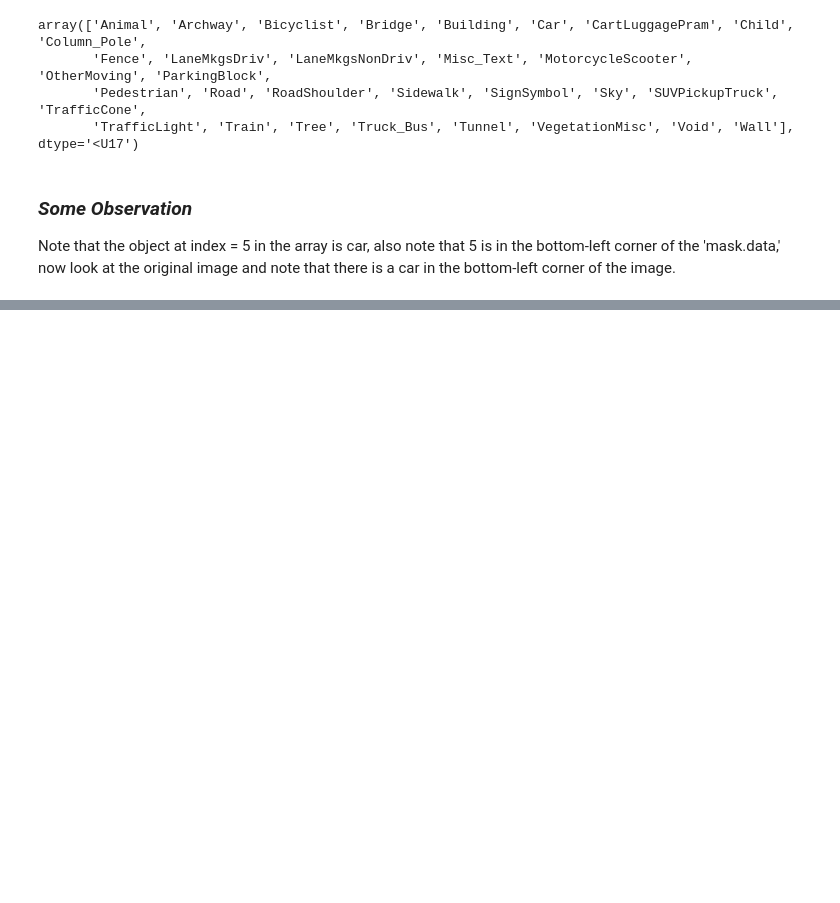
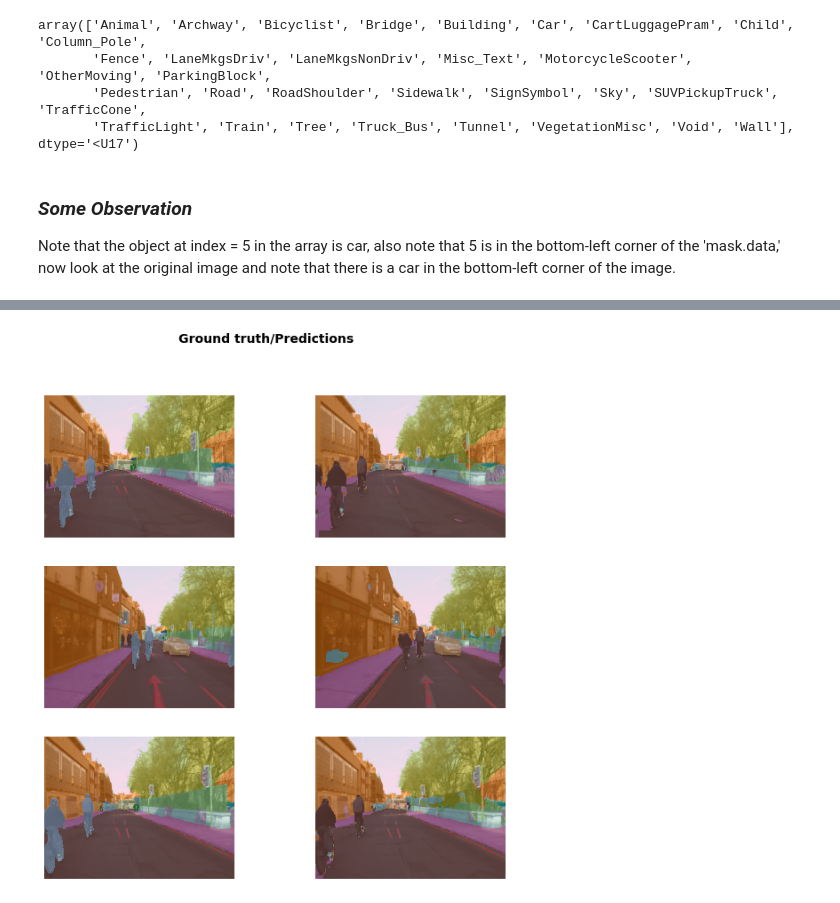
Before and after one commit to thekishanpatel/FastAi, a Jupyter notebook: CamVid.ipynb, the cells around one changed output, grey strips where cells are left out. Cells and saved outputs as stored; diff of their text form; code cells hidden in the pictures; blank space fills up the shorter version.

```diff
--- a/CamVid.ipynb
+++ b/CamVid.ipynb
@@ -110,0 +136,4 @@ data.show_batch(2, figsize=(10,10))
+# %%
+lr = 3e-3
+# %%
+learner.fit_one_cycle(10, slice(lr), pct_start = 0.9)
@@ -110,0 +154,4 @@ data.show_batch(2, figsize=(10,10))
+# %%
+learner.show_results(rows = 3, figsize = (10,10))
+# %% [output]
+[figure, added]
```
Also changed, not shown: parts of 33 cells of this notebook.
